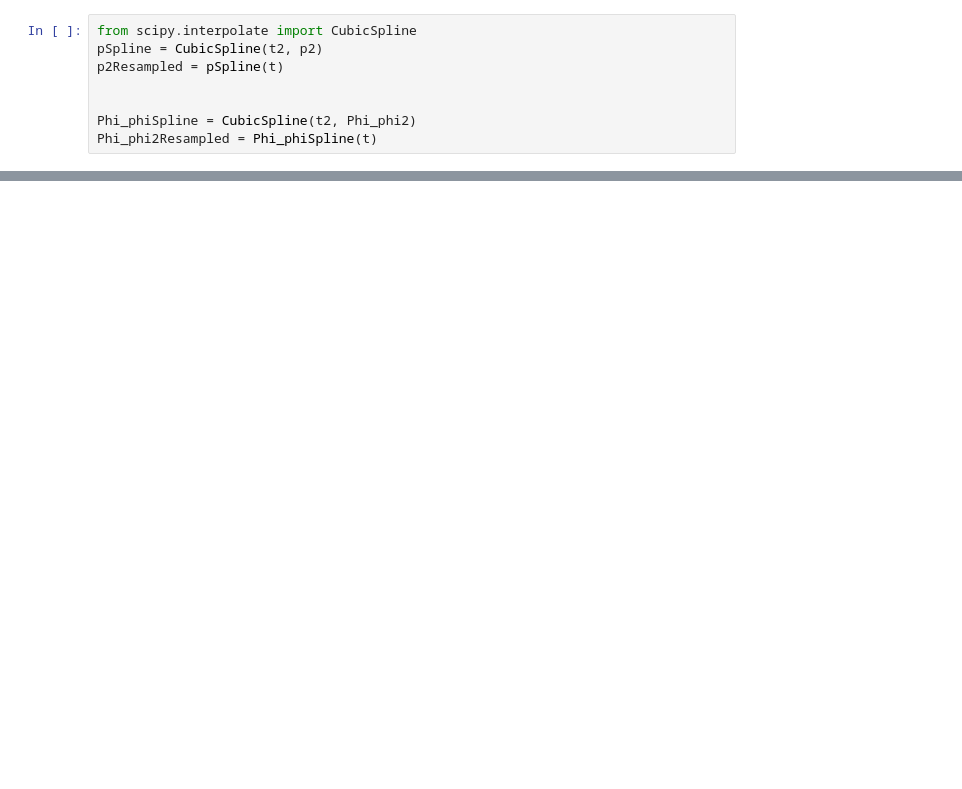
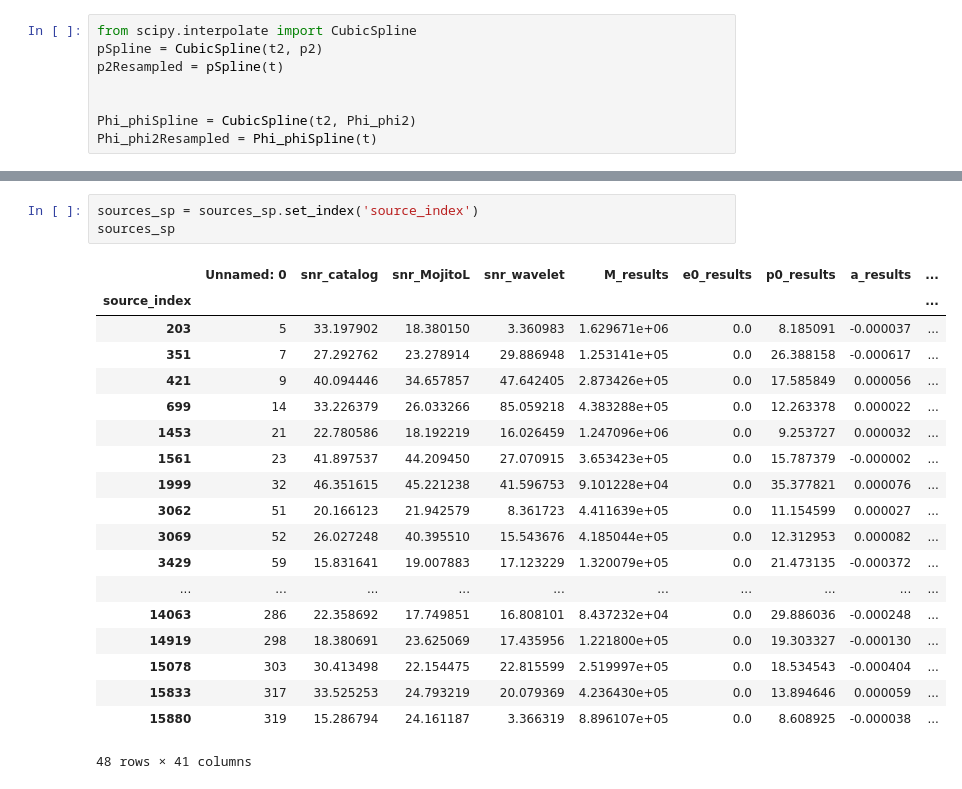
Before and after one commit to joshbmat/Few_1PAT1R_Scripts, a Jupyter notebook: WaveformModule/TestWaveformModuleGPU.ipynb, the cells around one changed output, grey strips where cells are left out. Drawn from its saved outputs; the diff is of its cells as text; blank space fills up the shorter version.

```diff
--- a/WaveformModule/TestWaveformModuleGPU.ipynb
+++ b/WaveformModule/TestWaveformModuleGPU.ipynb
@@ -289,0 +357,23 @@ ax.loglog(freqs[mask].get(), h0PA_f_masked.get(), label='0PA')
+# %%
+sources_sp = sources_sp.set_index('source_index')
+sources_sp
+# %% [output]
+|  | Unnamed: 0 | snr_catalog | snr_MojitoL | snr_wavelet | M_results | e0_results | p0_results | a_results | ... |
+| source_index |  |  |  |  |  |  |  |  | ... |
+| 203 | 5 | 33.197902 | 18.380150 | 3.360983 | 1.629671e+06 | 0.0 | 8.185091 | -0.000037 | ... |
+| 351 | 7 | 27.292762 | 23.278914 | 29.886948 | 1.253141e+05 | 0.0 | 26.388158 | -0.000617 | ... |
+| 421 | 9 | 40.094446 | 34.657857 | 47.642405 | 2.873426e+05 | 0.0 | 17.585849 | 0.000056 | ... |
+| 699 | 14 | 33.226379 | 26.033266 | 85.059218 | 4.383288e+05 | 0.0 | 12.263378 | 0.000022 | ... |
+| 1453 | 21 | 22.780586 | 18.192219 | 16.026459 | 1.247096e+06 | 0.0 | 9.253727 | 0.000032 | ... |
+| 1561 | 23 | 41.897537 | 44.209450 | 27.070915 | 3.653423e+05 | 0.0 | 15.787379 | -0.000002 | ... |
+| 1999 | 32 | 46.351615 | 45.221238 | 41.596753 | 9.101228e+04 | 0.0 | 35.377821 | 0.000076 | ... |
+| 3062 | 51 | 20.166123 | 21.942579 | 8.361723 | 4.411639e+05 | 0.0 | 11.154599 | 0.000027 | ... |
+| 3069 | 52 | 26.027248 | 40.395510 | 15.543676 | 4.185044e+05 | 0.0 | 12.312953 | 0.000082 | ... |
+| 3429 | 59 | 15.831641 | 19.007883 | 17.123229 | 1.320079e+05 | 0.0 | 21.473135 | -0.000372 | ... |
+| ... | ... | ... | ... | ... | ... | ... | ... | ... | ... |
+| 14063 | 286 | 22.358692 | 17.749851 | 16.808101 | 8.437232e+04 | 0.0 | 29.886036 | -0.000248 | ... |
+| 14919 | 298 | 18.380691 | 23.625069 | 17.435956 | 1.221800e+05 | 0.0 | 19.303327 | -0.000130 | ... |
+| 15078 | 303 | 30.413498 | 22.154475 | 22.815599 | 2.519997e+05 | 0.0 | 18.534543 | -0.000404 | ... |
+| 15833 | 317 | 33.525253 | 24.793219 | 20.079369 | 4.236430e+05 | 0.0 | 13.894646 | 0.000059 | ... |
+| 15880 | 319 | 15.286794 | 24.161187 | 3.366319 | 8.896107e+05 | 0.0 | 8.608925 | -0.000038 | ... |
+48 rows × 41 columns
```
Also changed, not shown: parts of 40 cells of this notebook.
